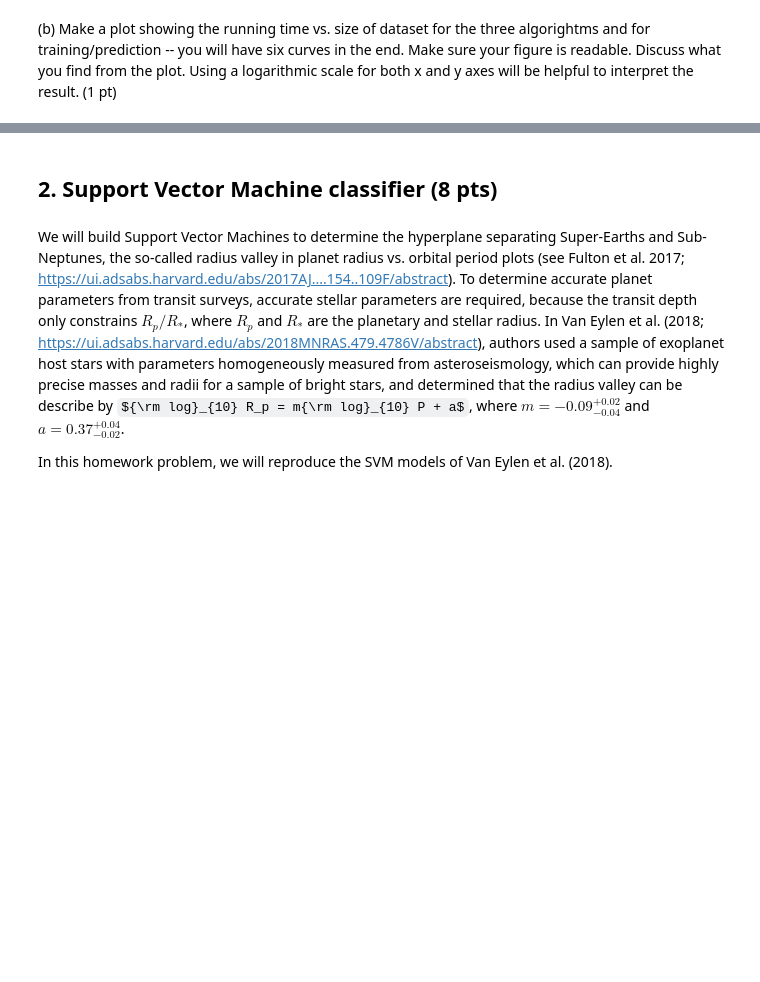
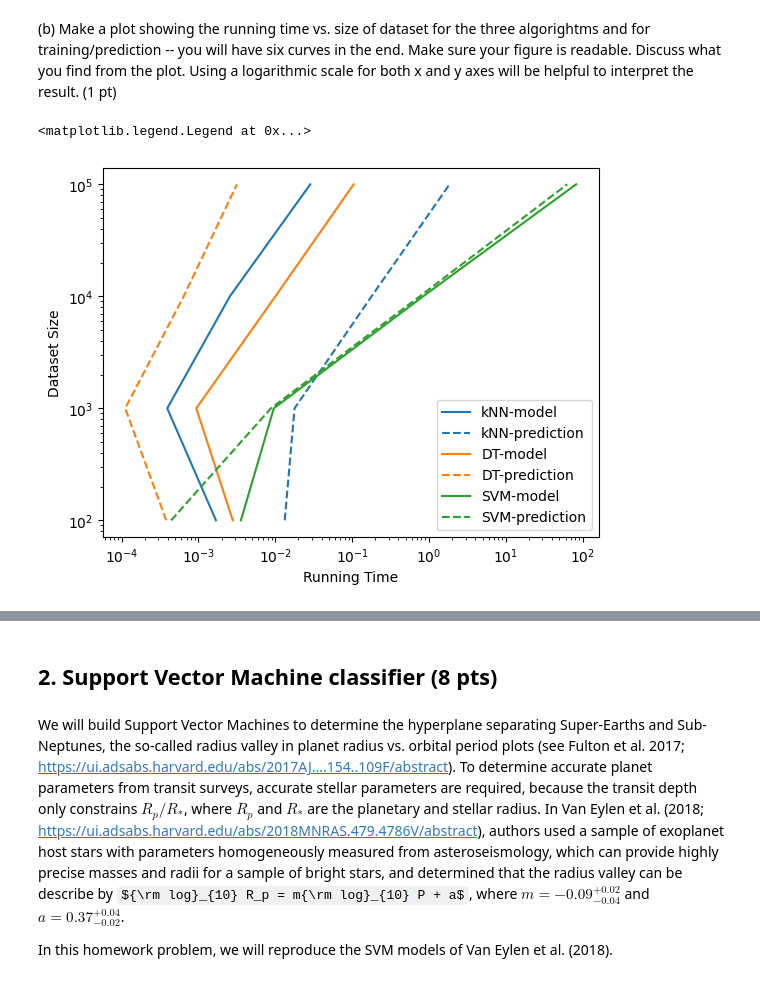
Before and after one commit to SpacialTree/HomeworkBack, a Jupyter notebook: MachineLearning/Homework/HW2/AST7939_homework2.ipynb, the cells around one changed output, grey strips where cells are left out. Drawn from its saved outputs; the diff is of its cells as text; code cells hidden in the pictures; some formulas as TeX source; blank space fills up the shorter version.

```diff
--- a/MachineLearning/Homework/HW2/AST7939_homework2.ipynb
+++ b/MachineLearning/Homework/HW2/AST7939_homework2.ipynb
@@ -33,0 +138,21 @@ X_pred, y_pred = datasets.make_moons(n_samples=n, noise=0.3, random_state=1)
+# %%
+# Will have 6 curves measured, make a plot of time vs number of datasets. For the three models kNN, DT and SVM.
+# Why is what you see happening in the diagram?
+
+plt.plot(running_time_model[:,0], set_size, color='tab:blue', label='kNN-model')
+plt.plot(running_time_pred[:,0], set_size, color='tab:blue', linestyle='--', label='kNN-prediction')
+
+plt.plot(running_time_model[:,1], set_size, color='tab:orange', label='DT-model')
+plt.plot(running_time_pred[:,1], set_size, color='tab:orange', linestyle='--', label='DT-prediction')
+
+plt.plot(running_time_model[:,2], set_size, color='tab:green', label='SVM-model')
+plt.plot(running_time_pred[:,2], set_size, color='tab:green', linestyle='--', label='SVM-prediction')
+
+plt.xscale('log')
+plt.yscale('log')
+plt.xlabel('Running Time')
+plt.ylabel('Dataset Size')
+plt.legend()
+# %% [output]
+<matplotlib.legend.Legend at 0x...>
+[figure, added]
```
Also changed, not shown: parts of 25 cells of this notebook, 12 other files.
